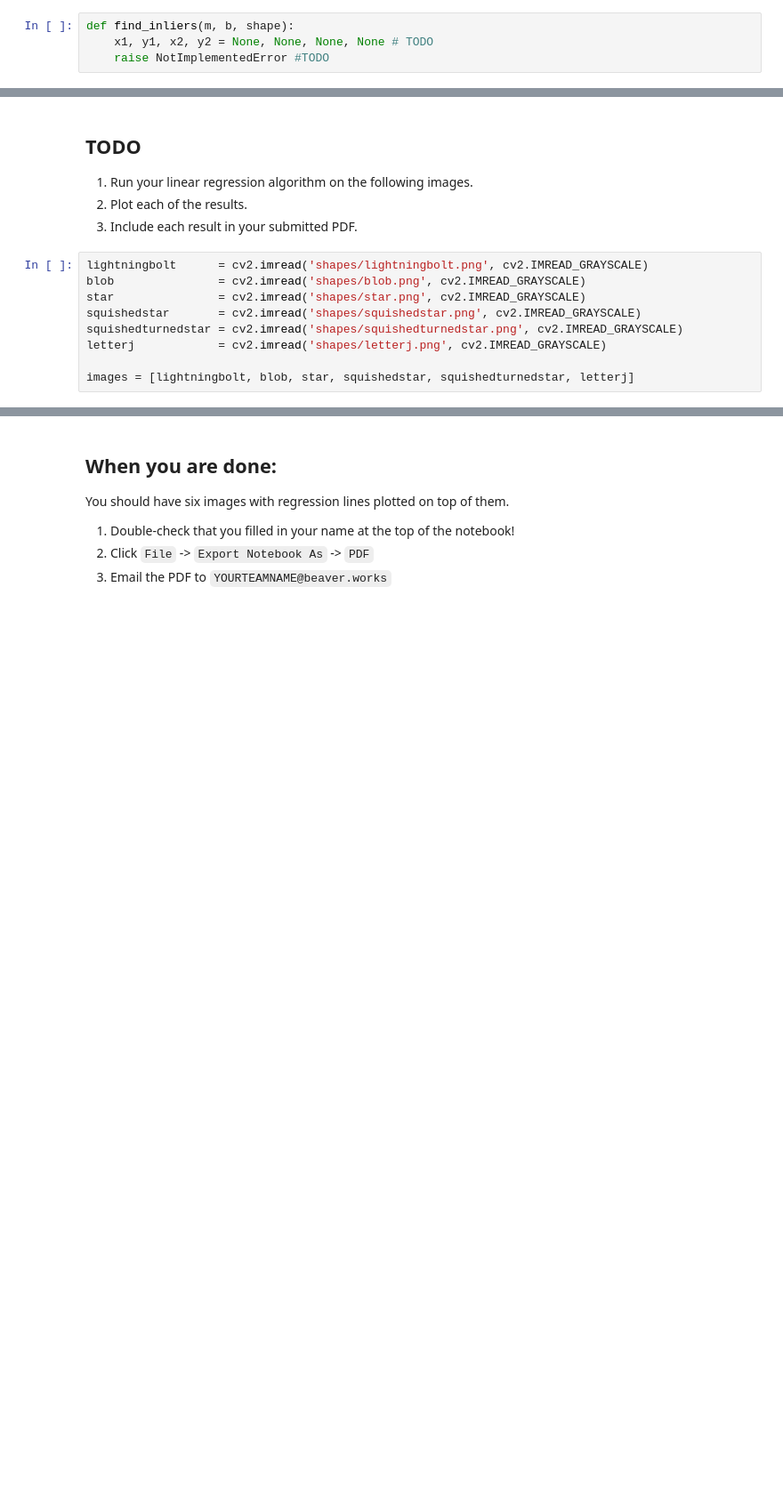
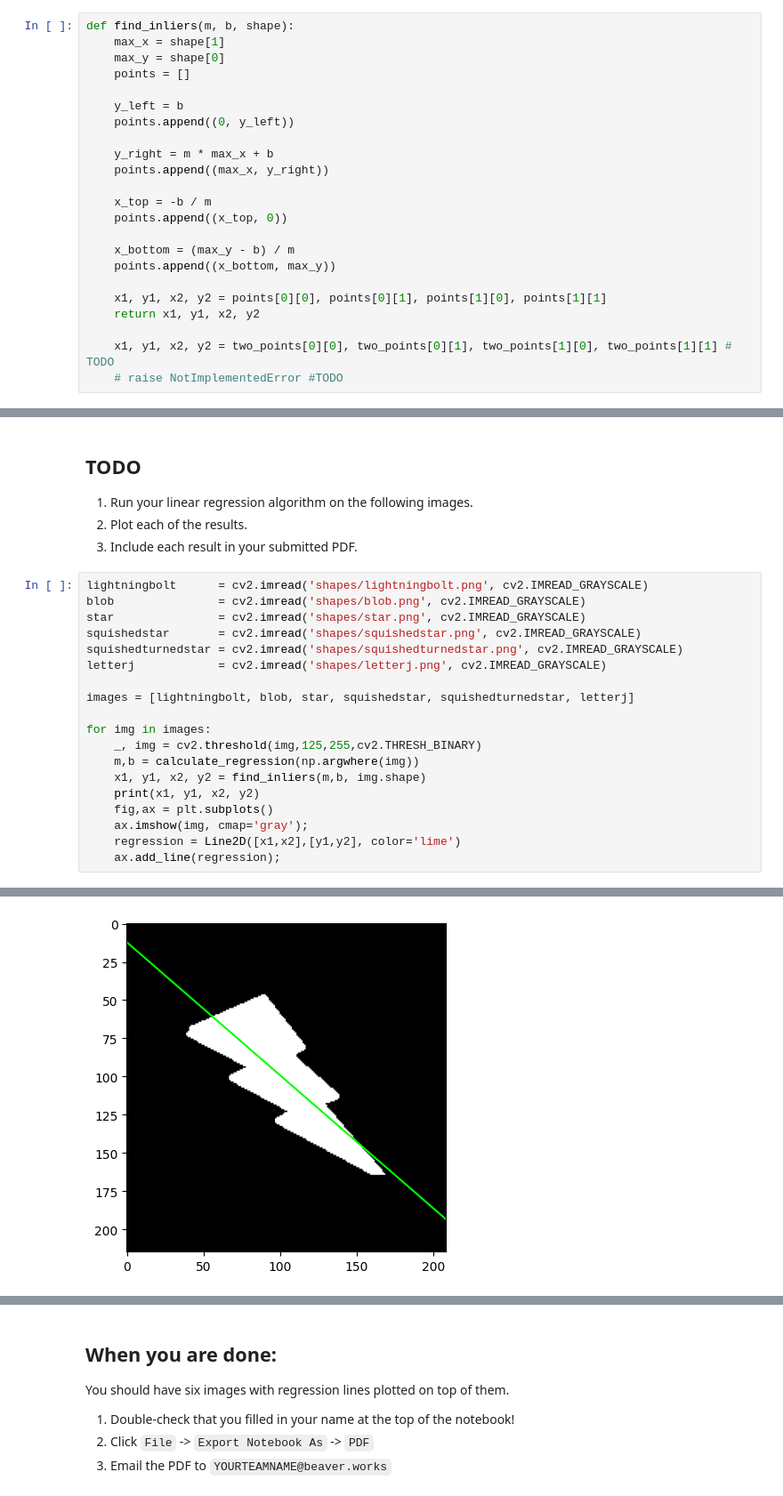
Before and after one commit to AndrxwWxng/Week2_Vision, a Jupyter notebook: notebooks/03_LinearRegression.ipynb, the cells around one changed output, grey strips where cells are left out. Shown: that part at 89% size. Saved outputs shown, nothing was run; the diff lists cells and outputs as text; blank space fills up the shorter version.

```diff
--- a/notebooks/03_LinearRegression.ipynb
+++ b/notebooks/03_LinearRegression.ipynb
@@ -126,10 +129,29 @@ def calculate_regression(points): # input is the result of np.argwhere
     return (m,b)
 # %% [markdown]
 The intercept we calculated, $b$, may be outside of the pixel space of the image, so we must find two points inside of pixel space, $(x_1, y_1)$ and $(x2, y2)$ which will allow us to plot our regression line on the image. It may be best to choose points on the regression line which also occur on the boundaries/extrema of the image.
-# %%
-def find_inliers(m, b, shape):
-    x1, y1, x2, y2 = None, None, None, None # TODO
-    raise NotImplementedError #TODO
+# %%
+def find_inliers(m, b, shape):
+    max_x = shape[1]
+    max_y = shape[0]
+    points = []
+
+    y_left = b
+    points.append((0, y_left))
+
+    y_right = m * max_x + b
+    points.append((max_x, y_right))
+
+    x_top = -b / m
+    points.append((x_top, 0))
+
+    x_bottom = (max_y - b) / m
+    points.append((x_bottom, max_y))
+
+    x1, y1, x2, y2 = points[0][0], points[0][1], points[1][0], points[1][1]
+    return x1, y1, x2, y2
+
+    x1, y1, x2, y2 = two_points[0][0], two_points[0][1], two_points[1][0], two_points[1][1] # TODO
+    # raise NotImplementedError #TODO
 # %%
 star = cv2.imread('shapes/squishedstar.png', cv2.IMREAD_GRAYSCALE)
 print(star.shape)
@@ -168,3 +213,14 @@ squishedturnedstar = cv2.imread('shapes/squishedturnedstar.png', cv2.IMREAD_GRAY
 letterj            = cv2.imread('shapes/letterj.png', cv2.IMREAD_GRAYSCALE)
 
 images = [lightningbolt, blob, star, squishedstar, squishedturnedstar, letterj]
+
+for img in images:
+    _, img = cv2.threshold(img,125,255,cv2.THRESH_BINARY)
+    m,b = calculate_regression(np.argwhere(img))
+    x1, y1, x2, y2 = find_inliers(m,b, img.shape)
+    print(x1, y1, x2, y2)
+    fig,ax = plt.subplots()
+    ax.imshow(img, cmap='gray');
+    regression = Line2D([x1,x2],[y1,y2], color='lime')
+    ax.add_line(regression);
+# %% [output]
@@ -170,0 +233 @@ images = [lightningbolt, blob, star, squishedstar, squishedturnedstar, letterj]
+[figure, added]
```
Also changed, not shown: parts of 9 cells of this notebook.
